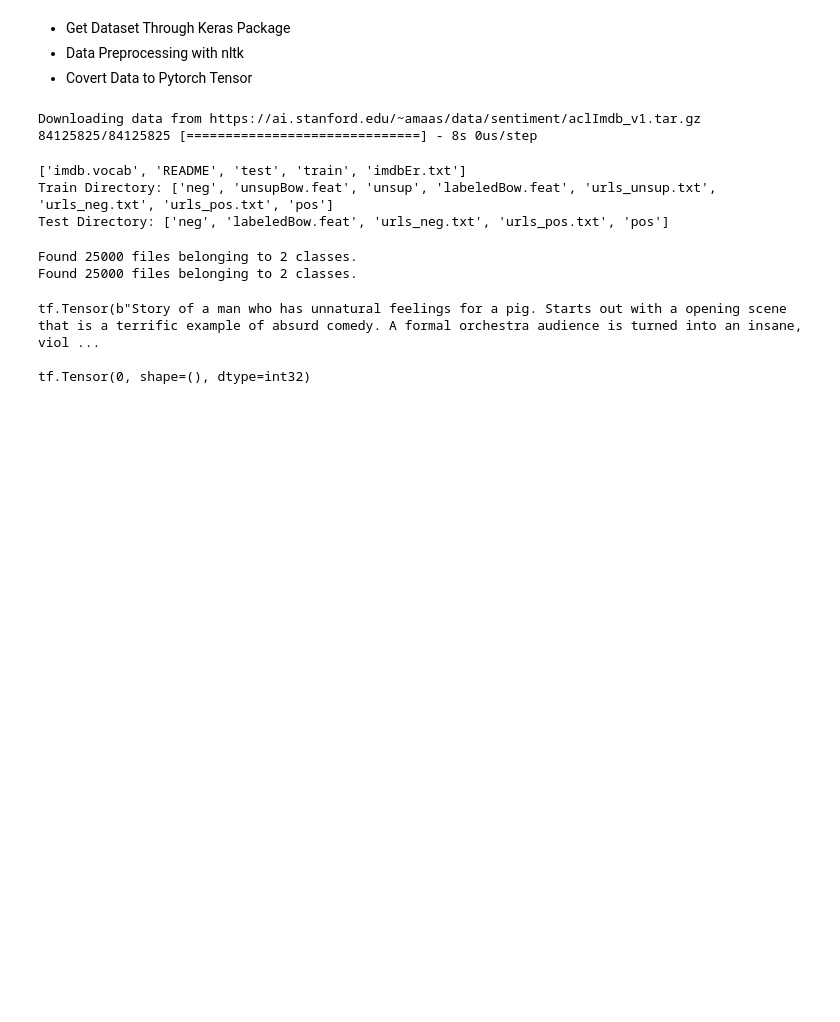
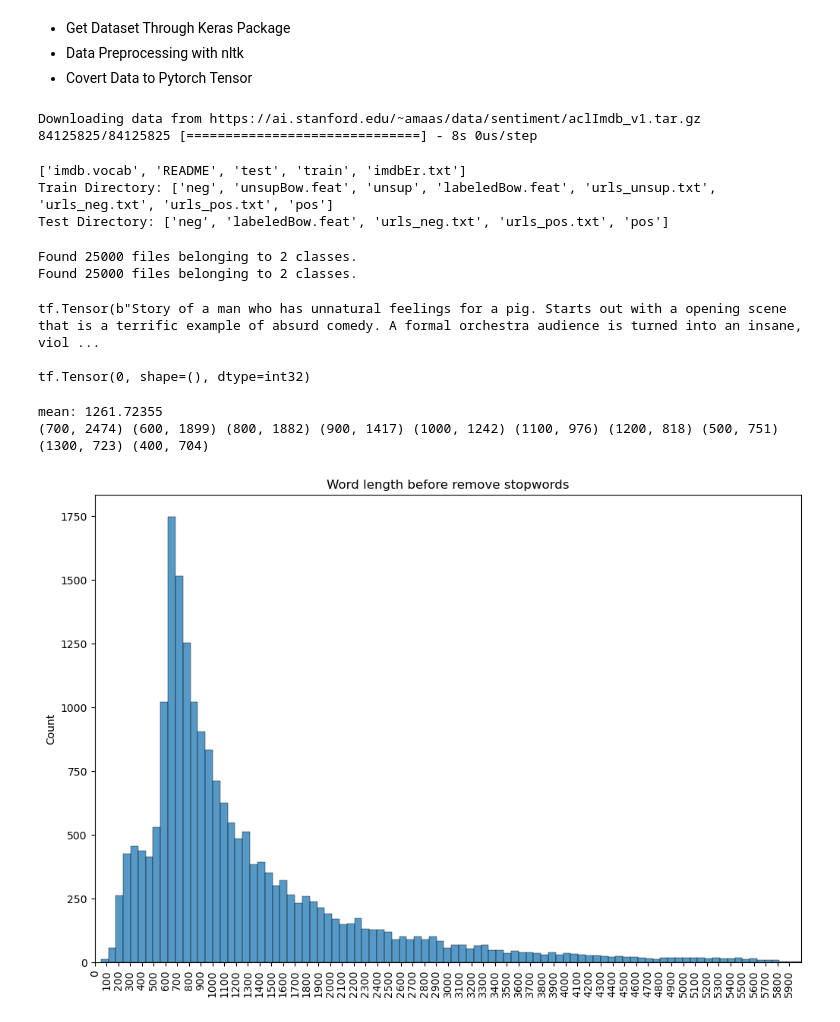
Before and after one commit to kal6868/study, a Jupyter notebook: XAI/Transformer_XAI.ipynb, the cells around one changed output. Drawn from its saved outputs; the diff is of its cells as text; code cells hidden in the pictures; blank space fills up the shorter version.

```diff
--- a/XAI/Transformer_XAI.ipynb
+++ b/XAI/Transformer_XAI.ipynb
@@ -102,3 +102,19 @@ def get_text_label(raw_ds):
 raw_text, raw_label = get_text_label(raw_train_ds)
 train_text, val_text, train_label, val_label = train_test_split(raw_text, raw_label, test_size=0.2, random_state=42)
 test_text, test_label = get_text_label(raw_test_ds)
+# %%
+length_count = np.array([len(train_t) for train_t in train_text])
+upper_length_count = np.array([round(len(train_t), -2) for train_t in train_text])
+plt.figure(figsize = (12, 8))
+sns.histplot(length_count)
+plt.xlim(0, 6000)
+plt.xticks(np.arange(0, 6000, 100), rotation=90)
+plt.title("Word length before remove stopwords")
+print(f'mean: {length_count.mean()}')
+
+# 700~800 사이가 제일 많다.
+print(*sorted(Counter(upper_length_count).items(), key=lambda x: -x[1])[:10])
+# %% [output]
+mean: 1261.72355
+(700, 2474) (600, 1899) (800, 1882) (900, 1417) (1000, 1242) (1100, 976) (1200, 818) (500, 751) (1300, 723) (400, 704)
+[figure, added]
```
Also changed, not shown: parts of 3 cells of this notebook.
